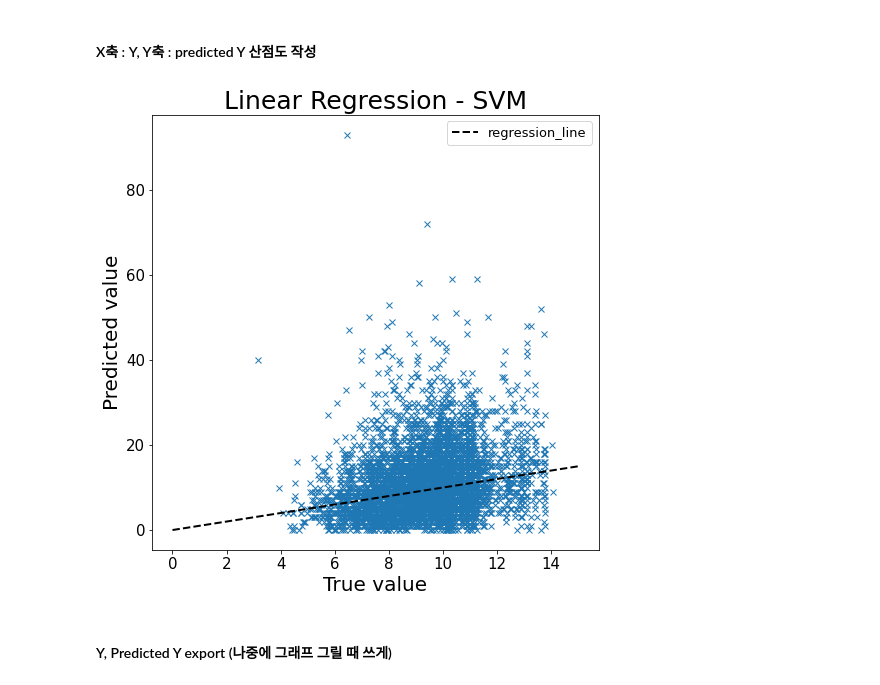
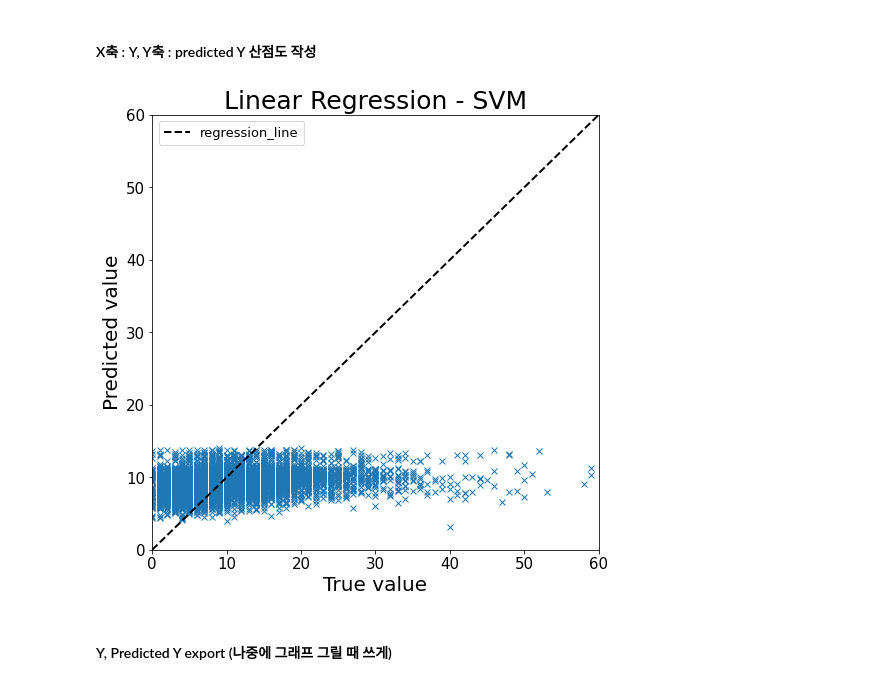
Before and after one commit to orezmis/COVID19, a Jupyter notebook: COVID19_SVMreg.ipynb, the cells around one changed output. Cells and saved outputs as stored; diff of their text form; code cells hidden in the pictures.

```diff
--- a/COVID19_SVMreg.ipynb
+++ b/COVID19_SVMreg.ipynb
@@ -132,21 +132,23 @@ RMSE : 7.305
 # %%
 plt.figure(figsize=(8,8))
 plt.rc('axes', titlesize=25)
 plt.rc('axes', labelsize=20)
 plt.rc('xtick', labelsize=15)
 plt.rc('ytick', labelsize=15)
 plt.rc('legend', fontsize=13)
 
-plt.plot(Y_pred, Y_test2, 'x')
-plt.plot([0,15],[0,15], 'k--', linewidth=2, label="regression_line")
+plt.plot(Y_test2, Y_pred, 'x')
+plt.plot([0,60],[0,60], 'k--', linewidth=2, label="regression_line")
+plt.xlim(0, 60)
+plt.ylim(0, 60)
 plt.xlabel('True value')
 plt.ylabel('Predicted value')
 plt.title('Linear Regression - SVM')
 plt.legend()
 
 plt.savefig('linReg_SVM.png', dpi=300)
 # %% [output]
-[figure, old version]
+[figure, new version]
 # %% [markdown]
 #### Y, Predicted Y export (나중에 그래프 그릴 때 쓰게)
 # %%
```
